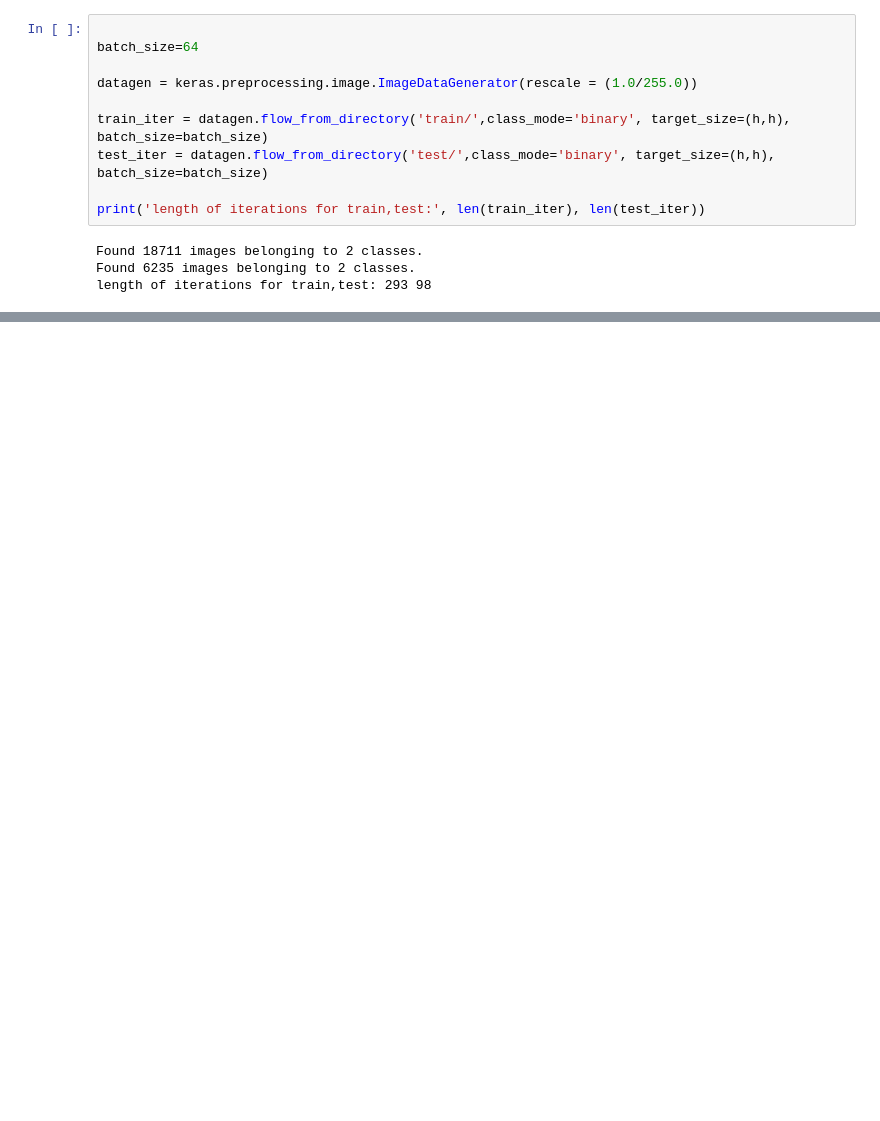
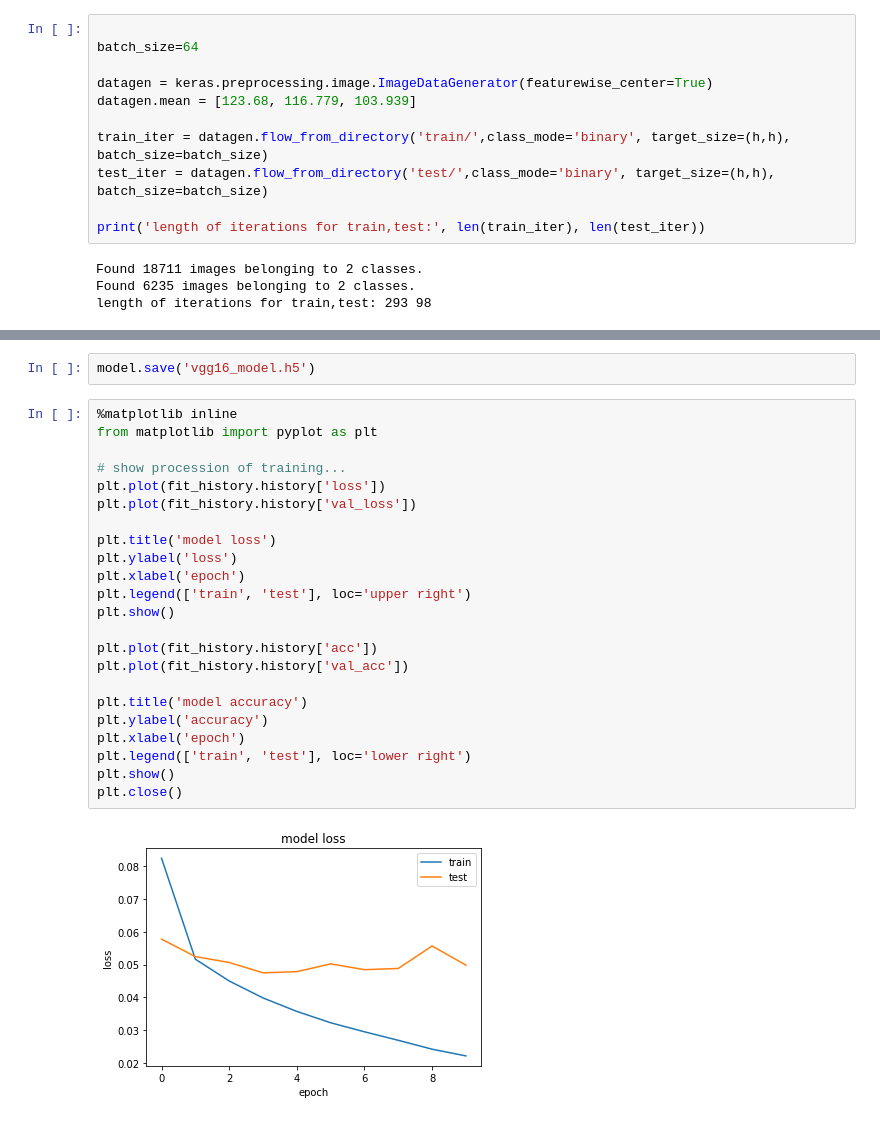
Before and after one commit to sspak9/jup, a Jupyter notebook: catdog/cnn_transfer_vgg16.ipynb, the cells around one changed output, grey strips where cells are left out. Cells and saved outputs as stored; diff of their text form; blank space fills up the shorter version.

```diff
--- a/catdog/cnn_transfer_vgg16.ipynb
+++ b/catdog/cnn_transfer_vgg16.ipynb
@@ -72,7 +96,8 @@ _________________________________________________________________
 
 batch_size=64
 
-datagen = keras.preprocessing.image.ImageDataGenerator(rescale = (1.0/255.0))
+datagen = keras.preprocessing.image.ImageDataGenerator(featurewise_center=True)
+datagen.mean = [123.68, 116.779, 103.939]
 
 train_iter = datagen.flow_from_directory('train/',class_mode='binary', target_size=(h,h), batch_size=batch_size)
 test_iter = datagen.flow_from_directory('test/',class_mode='binary', target_size=(h,h), batch_size=batch_size)
@@ -98,0 +137,27 @@ Epoch 1/10
+# %%
+model.save('vgg16_model.h5')
+# %%
+%matplotlib inline
+from matplotlib import pyplot as plt
+
+# show procession of training...
+plt.plot(fit_history.history['loss'])
+plt.plot(fit_history.history['val_loss'])
+
+plt.title('model loss')
+plt.ylabel('loss')
+plt.xlabel('epoch')
+plt.legend(['train', 'test'], loc='upper right')
+plt.show()
+
+plt.plot(fit_history.history['acc'])
+plt.plot(fit_history.history['val_acc'])
+
+plt.title('model accuracy')
+plt.ylabel('accuracy')
+plt.xlabel('epoch')
+plt.legend(['train', 'test'], loc='lower right')
+plt.show()
+plt.close()
+# %% [output]
+[figure, added]
```
Also changed, not shown: parts of 5 cells of this notebook, 1 other file.
